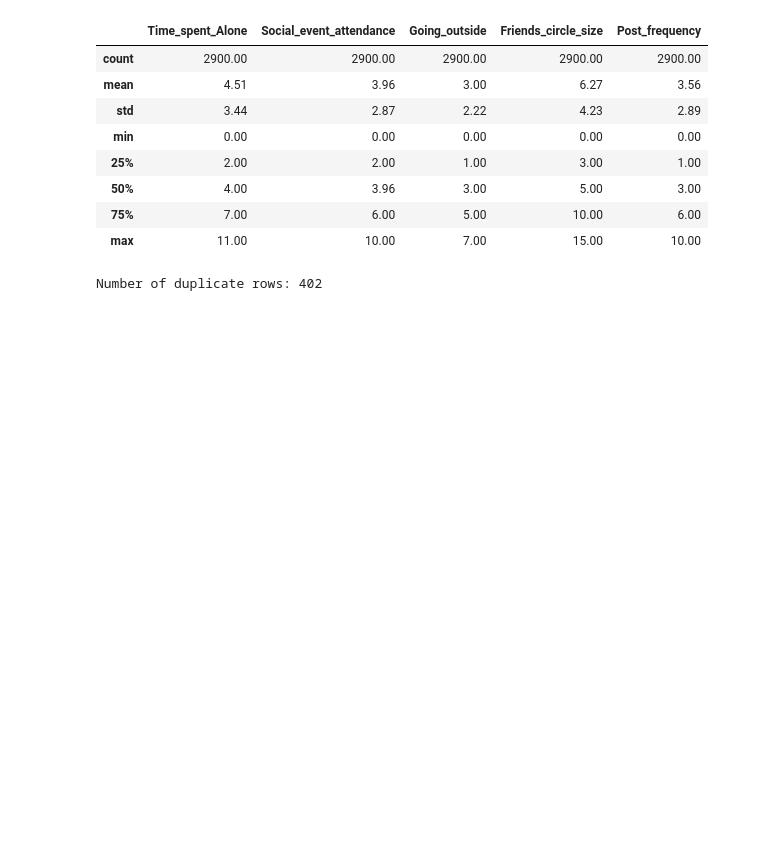
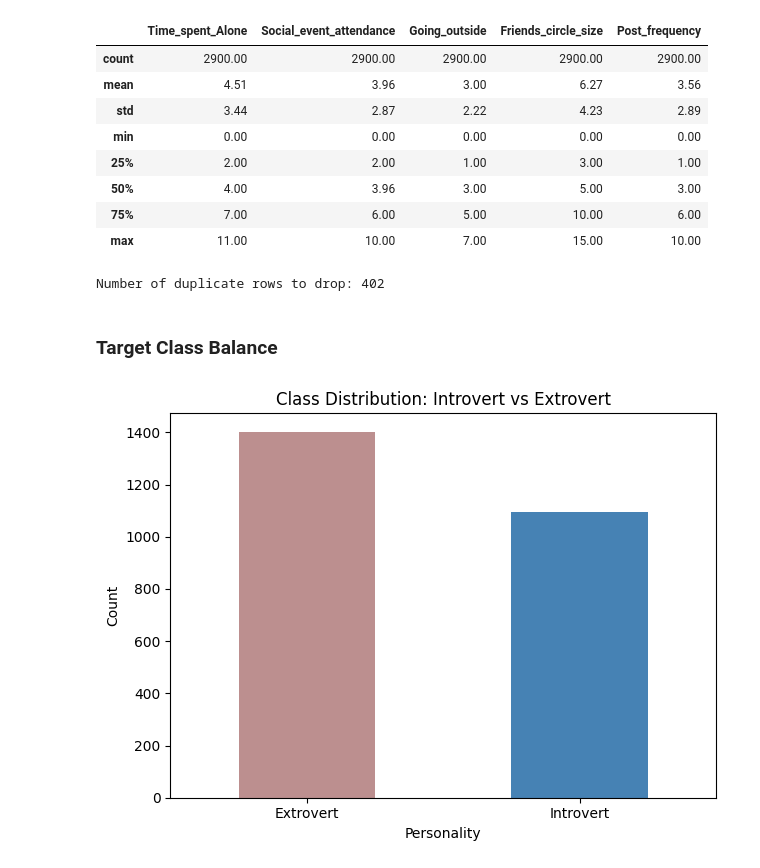
Before and after one commit to fishbulle/personality-classification-ml, a Jupyter notebook: notebooks/analysis.ipynb, the cells around one changed output. Cells and saved outputs as stored; diff of their text form; code cells hidden in the pictures; blank space fills up the shorter version.

Commit message:
Perform basic EDA and cleaning for visualization

```diff
--- a/notebooks/analysis.ipynb
+++ b/notebooks/analysis.ipynb
@@ -63,7 +63,22 @@ df.describe().round(2)
 | max | 11.00 | 10.00 | 7.00 | 15.00 | 10.00 |
 # %%
 # Check for duplicate rows
-dp_rows = df[df.duplicated()]
-print(f"Number of duplicate rows: {len(dp_rows)}")
+dp_rows = df.duplicated().sum()
+print(f"Number of duplicate rows to drop: {dp_rows}")
+
+# Drop duplicate rows
+df = df.drop_duplicates()
 # %% [output]
-Number of duplicate rows: 402
+Number of duplicate rows to drop: 402
+# %% [markdown]
+### Target Class Balance
+# %%
+df['Personality'].value_counts().plot(kind='bar', color=['rosybrown', 'steelblue'])
+plt.title('Class Distribution: Introvert vs Extrovert')
+plt.xlabel('Personality')
+plt.ylabel('Count')
+plt.xticks(rotation=0)
+plt.tight_layout()
+plt.show()
+# %% [output]
+[figure, added]
```
Also changed, not shown: parts of 11 cells of this notebook.
